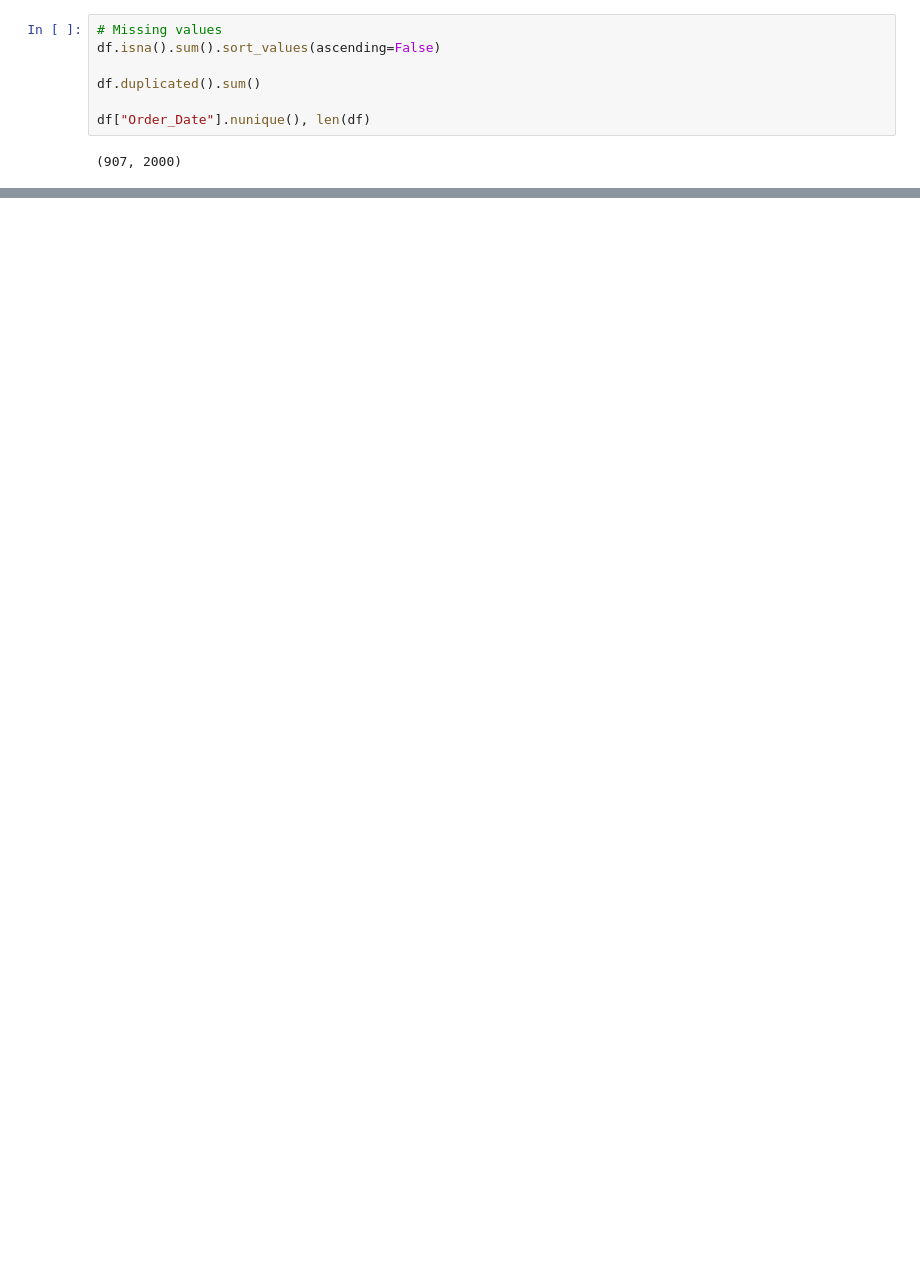
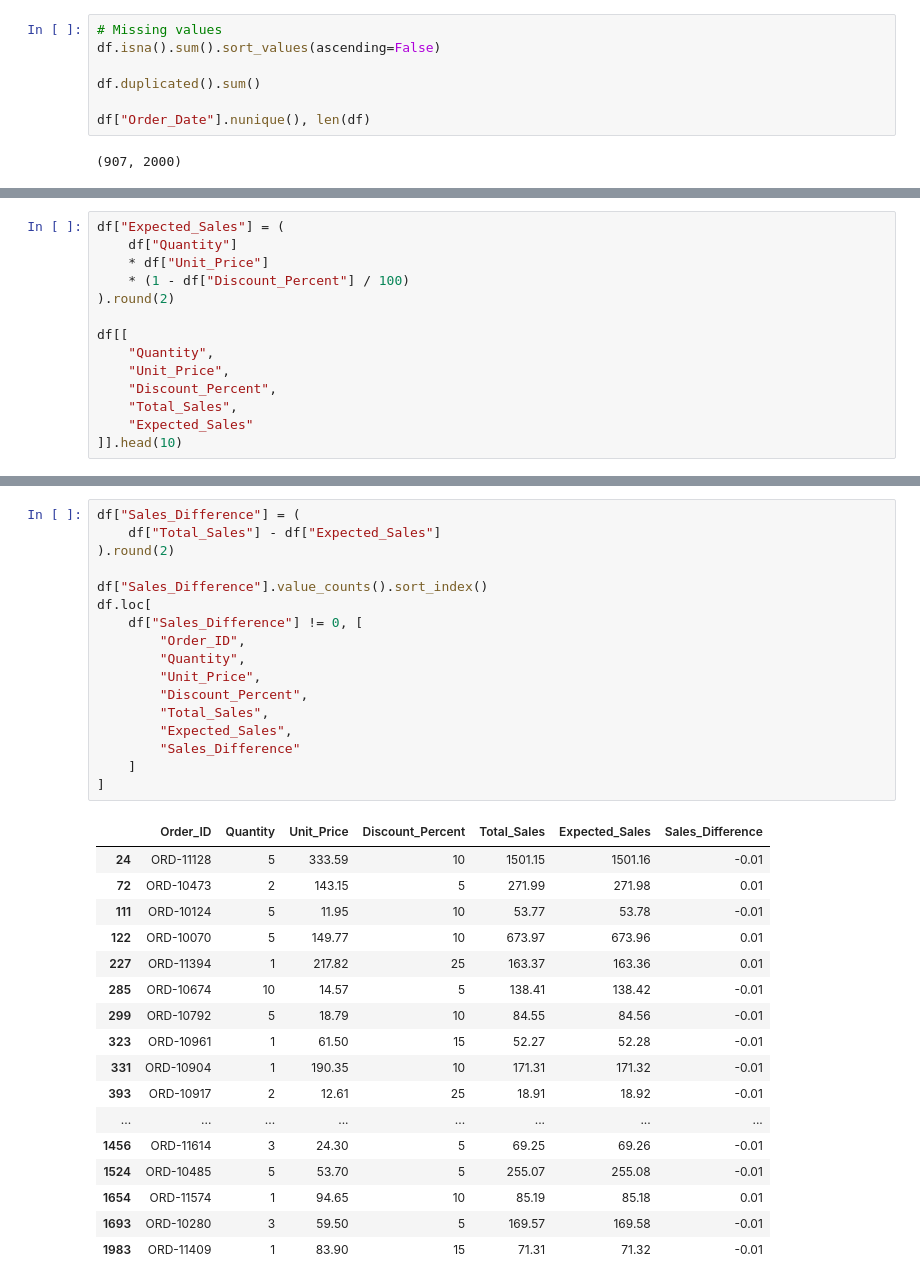
Before and after one commit to galhkoernia/ecommerce-analytics, a Jupyter notebook: notebooks/01_data_audit.ipynb, the cells around one changed output, grey strips where cells are left out. Saved outputs shown, nothing was run; the diff lists cells and outputs as text; blank space fills up the shorter version.

Commit message:
feat: add result sales calculation validation

```diff
--- a/notebooks/01_data_audit.ipynb
+++ b/notebooks/01_data_audit.ipynb
@@ -53,0 +118,14 @@ df["Order_Date"].nunique(), len(df)
+# %%
+df["Expected_Sales"] = (
+    df["Quantity"]
+    * df["Unit_Price"]
+    * (1 - df["Discount_Percent"] / 100)
+).round(2)
+
+df[[
+    "Quantity",
+    "Unit_Price",
+    "Discount_Percent",
+    "Total_Sales",
+    "Expected_Sales"
+]].head(10)
@@ -53,0 +144,35 @@ df["Order_Date"].nunique(), len(df)
+# %%
+df["Sales_Difference"] = (
+    df["Total_Sales"] - df["Expected_Sales"]
+).round(2)
+
+df["Sales_Difference"].value_counts().sort_index()
+df.loc[
+    df["Sales_Difference"] != 0, [
+        "Order_ID",
+        "Quantity",
+        "Unit_Price",
+        "Discount_Percent",
+        "Total_Sales",
+        "Expected_Sales",
+        "Sales_Difference"
+    ]
+]
+# %% [output]
+|  | Order_ID | Quantity | Unit_Price | Discount_Percent | Total_Sales | Expected_Sales | Sales_Difference |
+| 24 | ORD-11128 | 5 | 333.59 | 10 | 1501.15 | 1501.16 | -0.01 |
+| 72 | ORD-10473 | 2 | 143.15 | 5 | 271.99 | 271.98 | 0.01 |
+| 111 | ORD-10124 | 5 | 11.95 | 10 | 53.77 | 53.78 | -0.01 |
+| 122 | ORD-10070 | 5 | 149.77 | 10 | 673.97 | 673.96 | 0.01 |
+| 227 | ORD-11394 | 1 | 217.82 | 25 | 163.37 | 163.36 | 0.01 |
+| 285 | ORD-10674 | 10 | 14.57 | 5 | 138.41 | 138.42 | -0.01 |
+| 299 | ORD-10792 | 5 | 18.79 | 10 | 84.55 | 84.56 | -0.01 |
+| 323 | ORD-10961 | 1 | 61.50 | 15 | 52.27 | 52.28 | -0.01 |
+| 331 | ORD-10904 | 1 | 190.35 | 10 | 171.31 | 171.32 | -0.01 |
+| 393 | ORD-10917 | 2 | 12.61 | 25 | 18.91 | 18.92 | -0.01 |
+| ... | ... | ... | ... | ... | ... | ... | ... |
+| 1456 | ORD-11614 | 3 | 24.30 | 5 | 69.25 | 69.26 | -0.01 |
+| 1524 | ORD-10485 | 5 | 53.70 | 5 | 255.07 | 255.08 | -0.01 |
+| 1654 | ORD-11574 | 1 | 94.65 | 10 | 85.19 | 85.18 | 0.01 |
+| 1693 | ORD-10280 | 3 | 59.50 | 5 | 169.57 | 169.58 | -0.01 |
+| 1983 | ORD-11409 | 1 | 83.90 | 15 | 71.31 | 71.32 | -0.01 |
```
Also changed, not shown: parts of 7 cells of this notebook, 1 other file.
